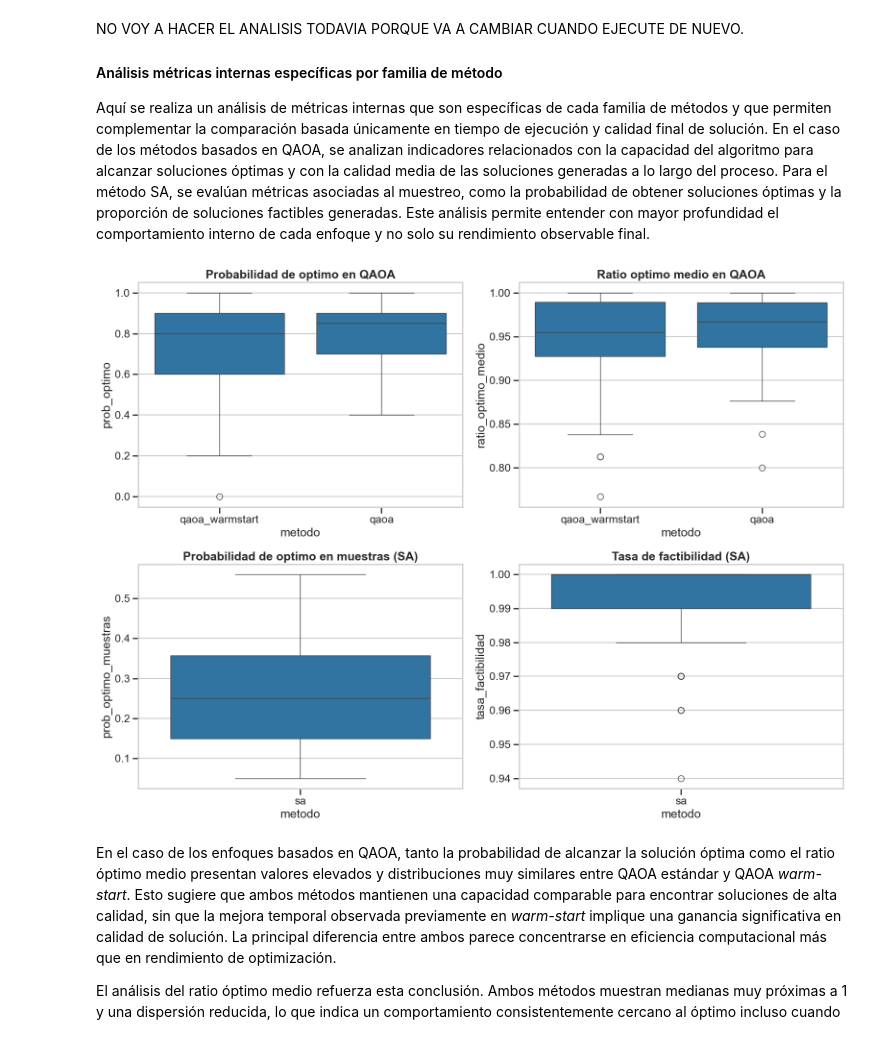
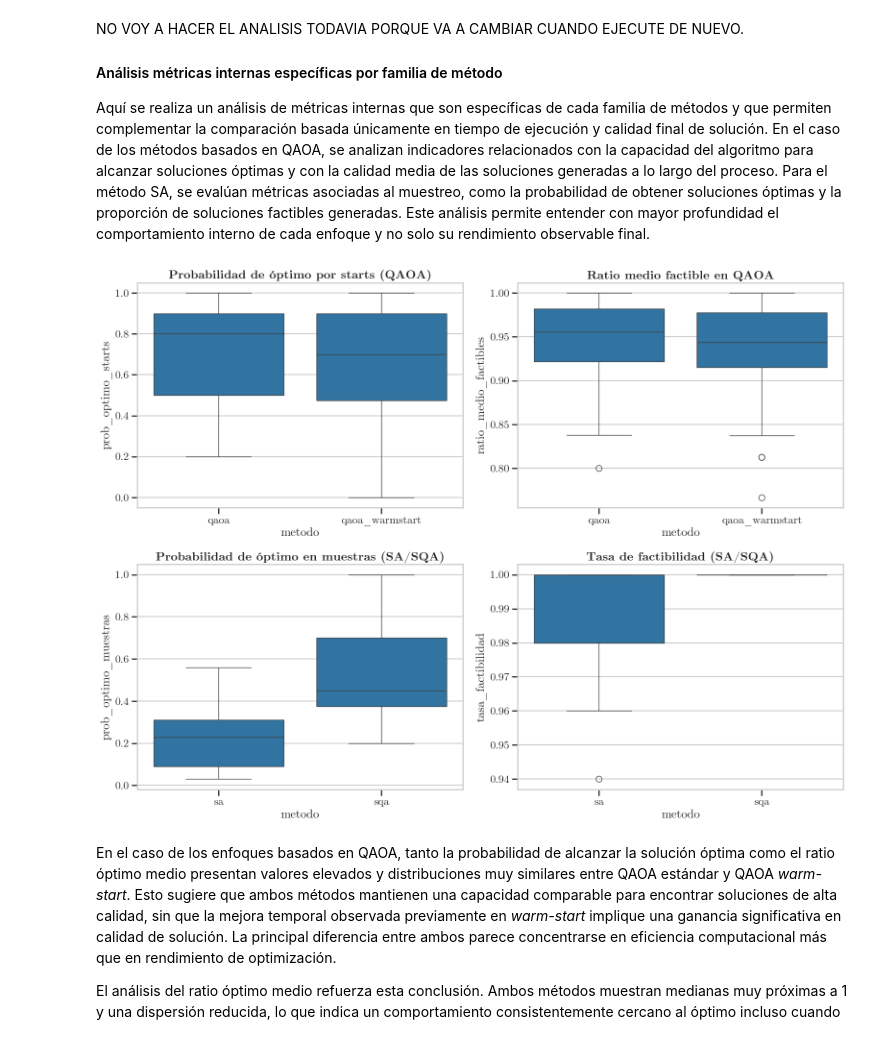
Before and after one commit to miguelortegamier/cuantica-anabulchand, a Jupyter notebook: kp/analisis_resultados_kp.ipynb, the cells around one changed output. Cells and saved outputs as stored; diff of their text form; code cells hidden in the pictures.

```diff
--- a/kp/analisis_resultados_kp.ipynb
+++ b/kp/analisis_resultados_kp.ipynb
@@ -19,6 +20,8 @@ import numpy as np
 import pandas as pd
 import seaborn as sns
 import matplotlib.pyplot as plt
+from pathlib import Path
+import matplotlib.font_manager as fm
 
 from scipy import stats
 from matplotlib.ticker import MaxNLocator
@@ -27,8 +30,22 @@ plt.style.use('seaborn-v0_8-whitegrid')
 sns.set_context('talk')
 pd.set_option('display.max_columns', None)
 pd.set_option('display.float_format', lambda x: f'{x:,.4f}')
+
+font_dir = Path("/Users/anabulchand/Downloads/cmu-serif")
+
+for font_file in font_dir.glob("*.ttf"):
+    fm.fontManager.addfont(str(font_file))
+
+plt.rcParams.update({
+    "font.family": "serif",
+    "font.serif": ["CMU Serif"],
+    "mathtext.fontset": "cm",
+    "axes.unicode_minus": False
+})
+
+Path("figuras").mkdir(exist_ok=True)
 # %%
-df = pd.read_csv('resultados_kp.csv', na_values=['N/A'])
+df = pd.read_csv('resultados.csv', na_values=['N/A'])
 
 print('Dimensiones:', df.shape)
 display(df.head())
@@ -325,37 +459,75 @@ NO VOY A HACER EL ANALISIS TODAVIA PORQUE VA A CAMBIAR CUANDO EJECUTE DE NUEVO.
 
 Aquí se realiza un análisis de métricas internas que son específicas de cada familia de métodos y que permiten complementar la comparación basada únicamente en tiempo de ejecución y calidad final de solución. En el caso de los métodos basados en QAOA, se analizan indicadores relacionados con la capacidad del algoritmo para alcanzar soluciones óptimas y con la calidad media de las soluciones generadas a lo largo del proceso. Para el método SA, se evalúan métricas asociadas al muestreo, como la probabilidad de obtener soluciones óptimas y la proporción de soluciones factibles generadas. Este análisis permite entender con mayor profundidad el comportamiento interno de cada enfoque y no solo su rendimiento observable final.
 # %%
-# Visualizacion 4: metricas internas especificas por familia de metodo
+# Visualización 4: métricas internas específicas por familia de método
+columnas_numericas = [
+    "prob_optimo_starts",
+    "ratio_medio_factibles",
+    "prob_optimo_muestras",
+    "tasa_factibilidad"
+]
+
+for col in columnas_numericas:
+    df[col] = pd.to_numeric(df[col], errors="coerce")
+
 fig, axes = plt.subplots(2, 2, figsize=(16, 12))
 
-if df['prob_optimo'].notna().any():
-    sns.boxplot(data=df[df['metodo'].isin(['qaoa', 'qaoa_warmstart'])], x='metodo', y='prob_optimo', ax=axes[0, 0])
-    axes[0, 0].set_title('Probabilidad de optimo en QAOA', fontweight = 'bold')
+df_qaoa = df[df["metodo"].isin(["qaoa", "qaoa_warmstart"])].copy()
+df_sim = df[df["metodo"].isin(["sa", "sqa"])].copy()
+
+if df_qaoa["prob_optimo_starts"].notna().any():
+    sns.boxplot(
+        data=df_qaoa,
+        x="metodo",
+        y="prob_optimo_starts",
+        order=["qaoa", "qaoa_warmstart"],
+        ax=axes[0, 0]
+    )
+    axes[0, 0].set_title("Probabilidad de óptimo por starts (QAOA)", fontweight="bold")
 else:
-    axes[0, 0].axis('off')
+    axes[0, 0].axis("off")
 
-if df['ratio_optimo_medio'].notna().any():
-    sns.boxplot(data=df[df['metodo'].isin(['qaoa', 'qaoa_warmstart'])], x='metodo', y='ratio_optimo_medio', ax=axes[0, 1])
-    axes[0, 1].set_title('Ratio optimo medio en QAOA', fontweight = 'bold')
+if df_qaoa["ratio_medio_factibles"].notna().any():
+    sns.boxplot(
+        data=df_qaoa,
+        x="metodo",
+        y="ratio_medio_factibles",
+        order=["qaoa", "qaoa_warmstart"],
+        ax=axes[0, 1]
+    )
+    axes[0, 1].set_title("Ratio medio factible en QAOA", fontweight="bold")
 else:
-    axes[0, 1].axis('off')
+    axes[0, 1].axis("off")
 
-if df['prob_optimo_muestras'].notna().any():
-    sns.boxplot(data=df[df['metodo'] == 'sa'], x='metodo', y='prob_optimo_muestras', ax=axes[1, 0])
-    axes[1, 0].set_title('Probabilidad de optimo en muestras (SA)', fontweight = 'bold')
+if df_sim["prob_optimo_muestras"].notna().any():
+    sns.boxplot(
+        data=df_sim,
+        x="metodo",
+        y="prob_optimo_muestras",
+        order=["sa", "sqa"],
+        ax=axes[1, 0]
+    )
+    axes[1, 0].set_title("Probabilidad de óptimo en muestras (SA/SQA)", fontweight="bold")
 else:
-    axes[1, 0].axis('off')
+    axes[1, 0].axis("off")
 
-if df['tasa_factibilidad'].notna().any():
-    sns.boxplot(data=df[df['metodo'] == 'sa'], x='metodo', y='tasa_factibilidad', ax=axes[1, 1])
-    axes[1, 1].set_title('Tasa de factibilidad (SA)', fontweight = 'bold')
+if df_sim["tasa_factibilidad"].notna().any():
+    sns.boxplot(
+        data=df_sim,
+        x="metodo",
+        y="tasa_factibilidad",
+        order=["sa", "sqa"],
+        ax=axes[1, 1]
+    )
+    axes[1, 1].set_title("Tasa de factibilidad (SA/SQA)", fontweight="bold")
 else:
-    axes[1, 1].axis('off')
+    axes[1, 1].axis("off")
 
 plt.tight_layout()
+plt.savefig("figuras/metricas_internas_por_familia_metodo.png", dpi=300, bbox_inches="tight")
 plt.show()
 # %% [output]
-[figure, old version]
+[figure, new version]
 # %% [markdown]
 En el caso de los enfoques basados en QAOA, tanto la probabilidad de alcanzar la solución óptima como el ratio óptimo medio presentan valores elevados y distribuciones muy similares entre QAOA estándar y QAOA *warm-start*. Esto sugiere que ambos métodos mantienen una capacidad comparable para encontrar soluciones de alta calidad, sin que la mejora temporal observada previamente en *warm-start* implique una ganancia significativa en calidad de solución. La principal diferencia entre ambos parece concentrarse en eficiencia computacional más que en rendimiento de optimización.
 
```
Also changed, not shown: parts of 11 cells of this notebook, 31 other files.
